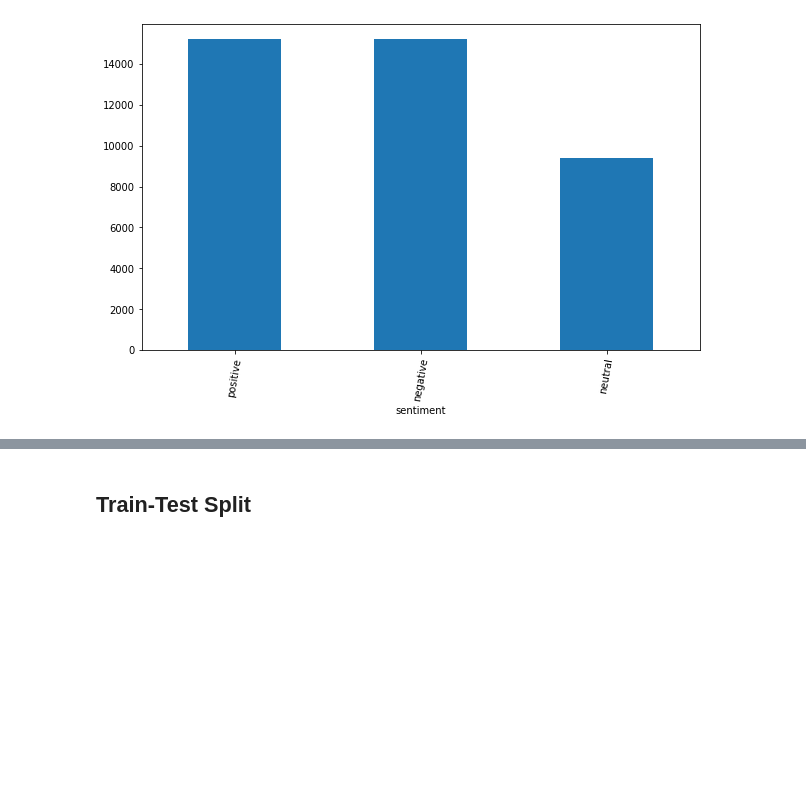
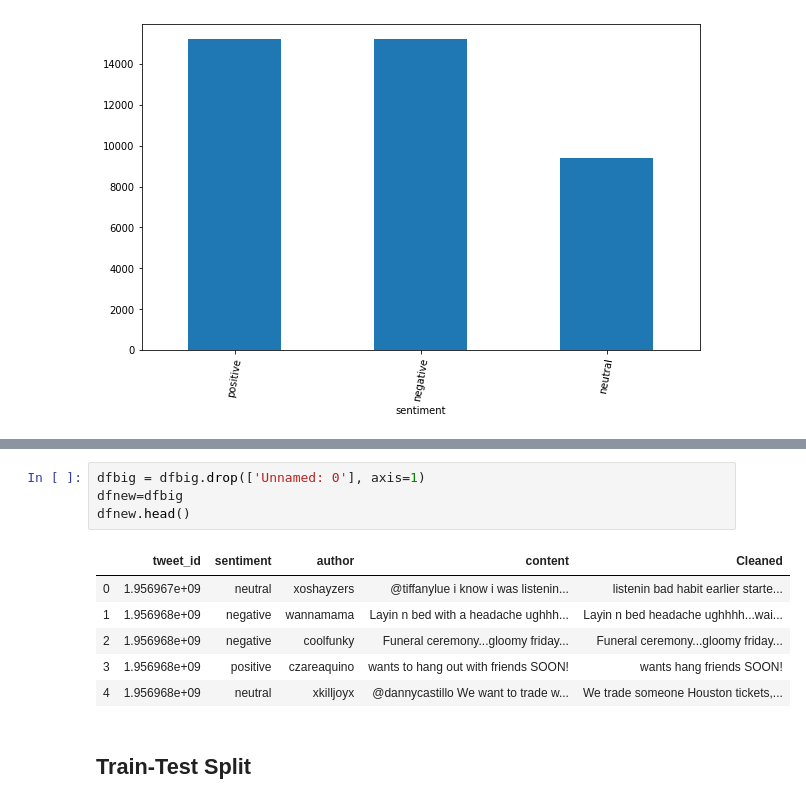
Before and after one commit to kaganilter/PROJECTS, a Jupyter notebook: CAPSTONE PROJECT-2/Twitter Data_Emotions.ipynb, the cells around one changed output, grey strips where cells are left out. Saved outputs shown, nothing was run; the diff lists cells and outputs as text; blank space fills up the shorter version.

```diff
--- a/CAPSTONE PROJECT-2/Twitter Data_Emotions.ipynb
+++ b/CAPSTONE PROJECT-2/Twitter Data_Emotions.ipynb
@@ -463,3 +479,14 @@ dfnew.head()
+# %%
+dfbig = dfbig.drop(['Unnamed: 0'], axis=1)
+dfnew=dfbig
+dfnew.head()
+# %% [output]
+|  | tweet_id | sentiment | author | content | Cleaned |
+| 0 | 1.956967e+09 | neutral | xoshayzers | @tiffanylue i know i was listenin... | listenin bad habit earlier starte... |
+| 1 | 1.956968e+09 | negative | wannamama | Layin n bed with a headache ughhh... | Layin n bed headache ughhhh...wai... |
+| 2 | 1.956968e+09 | negative | coolfunky | Funeral ceremony...gloomy friday... | Funeral ceremony...gloomy friday... |
+| 3 | 1.956968e+09 | positive | czareaquino | wants to hang out with friends SOON! | wants hang friends SOON! |
+| 4 | 1.956968e+09 | neutral | xkilljoyx | @dannycastillo We want to trade w... | We trade someone Houston tickets,... |
 # %% [markdown]
 ## Train-Test Split
 # %%
```
Also changed, not shown: parts of 28 cells of this notebook, 3 other files.
